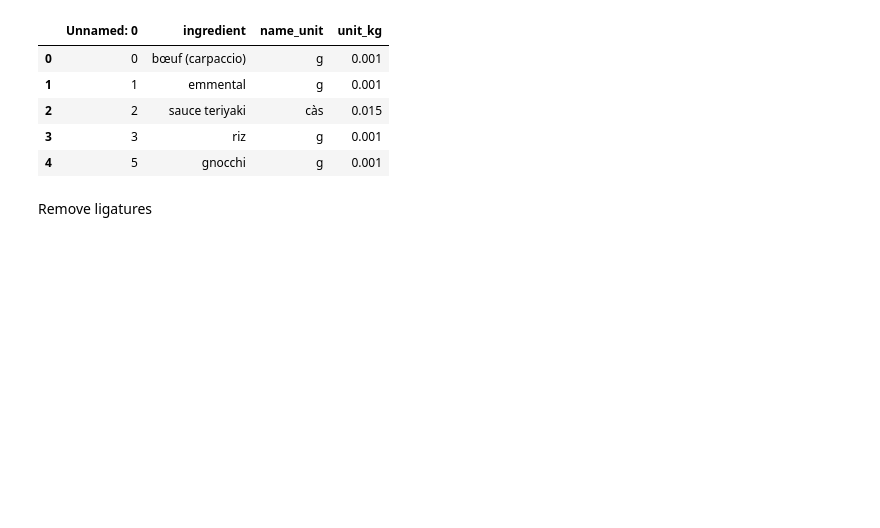
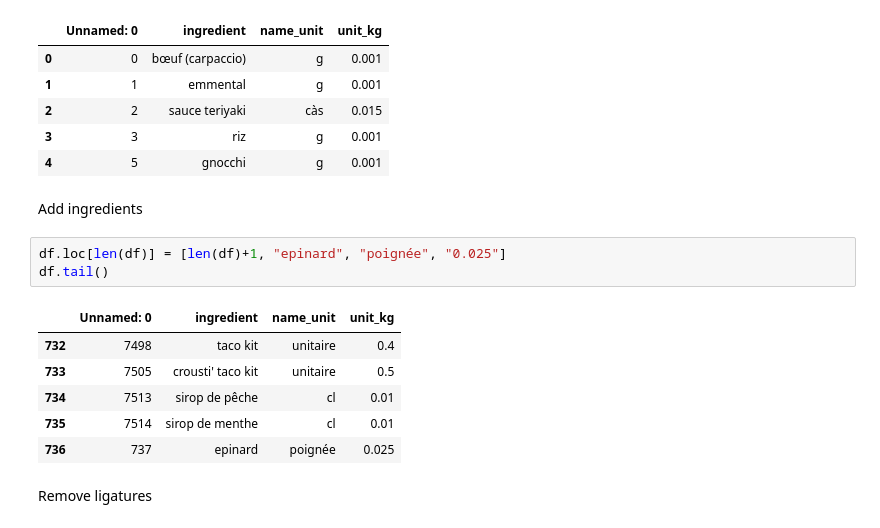
Before and after one commit to eliottcls/carbondiet, a Jupyter notebook: notebooks/drafts/[Genevieve]Add_one_col_quantity_df.ipynb, the cells around one changed output. Saved outputs shown, nothing was run; the diff lists cells and outputs as text; blank space fills up the shorter version.

Commit message:
Add an ingredient in the quantities table

```diff
--- a/notebooks/drafts/[Genevieve]Add_one_col_quantity_df.ipynb
+++ b/notebooks/drafts/[Genevieve]Add_one_col_quantity_df.ipynb
@@ -20,6 +21,18 @@ df.head()
 | 2 | 2 | sauce teriyaki | càs | 0.015 |
 | 3 | 3 | riz | g | 0.001 |
 | 4 | 5 | gnocchi | g | 0.001 |
+# %% [markdown]
+Add ingredients
+# %%
+df.loc[len(df)] = [len(df)+1, "epinard", "poignée", "0.025"]
+df.tail()
+# %% [output]
+|  | Unnamed: 0 | ingredient | name_unit | unit_kg |
+| 732 | 7498 | taco kit | unitaire | 0.4 |
+| 733 | 7505 | crousti' taco kit | unitaire | 0.5 |
+| 734 | 7513 | sirop de pêche | cl | 0.01 |
+| 735 | 7514 | sirop de menthe | cl | 0.01 |
+| 736 | 737 | epinard | poignée | 0.025 |
 # %% [markdown]
 Remove ligatures
 # %%
```
Also changed, not shown: parts of 1 cell of this notebook, 2 other files.
